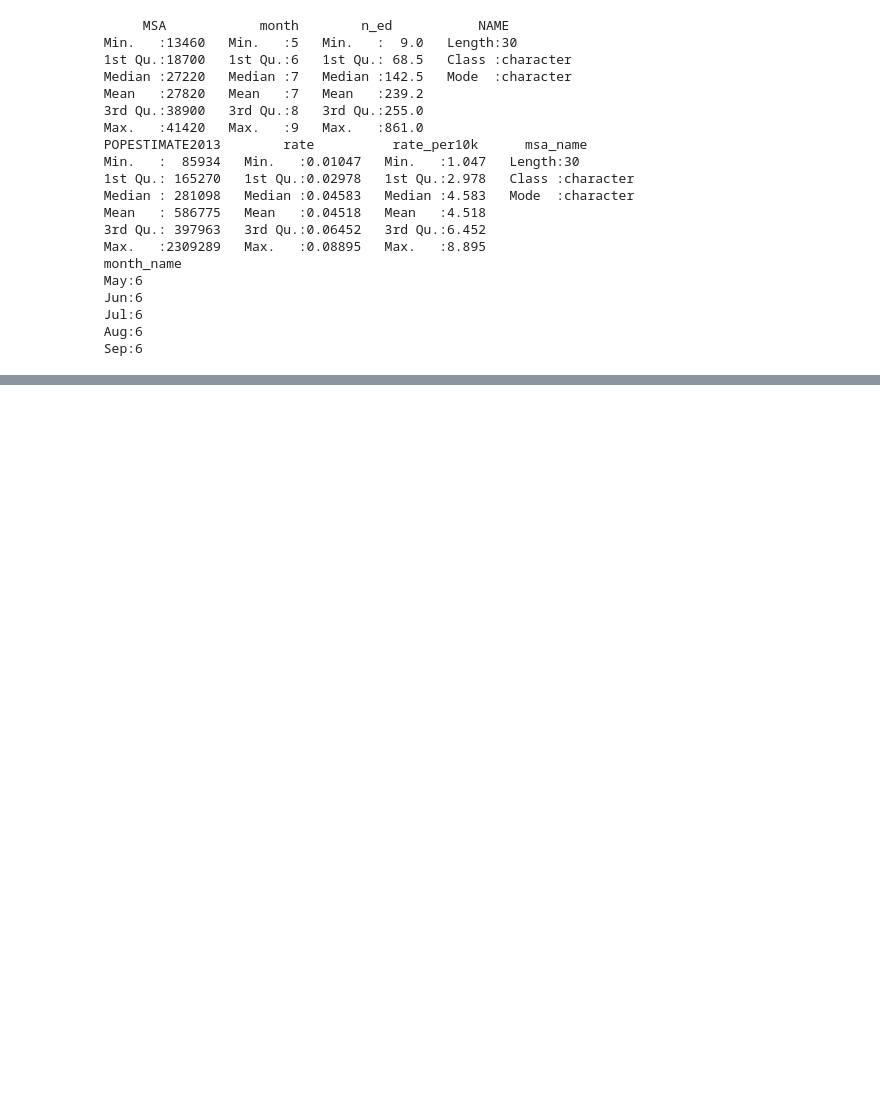
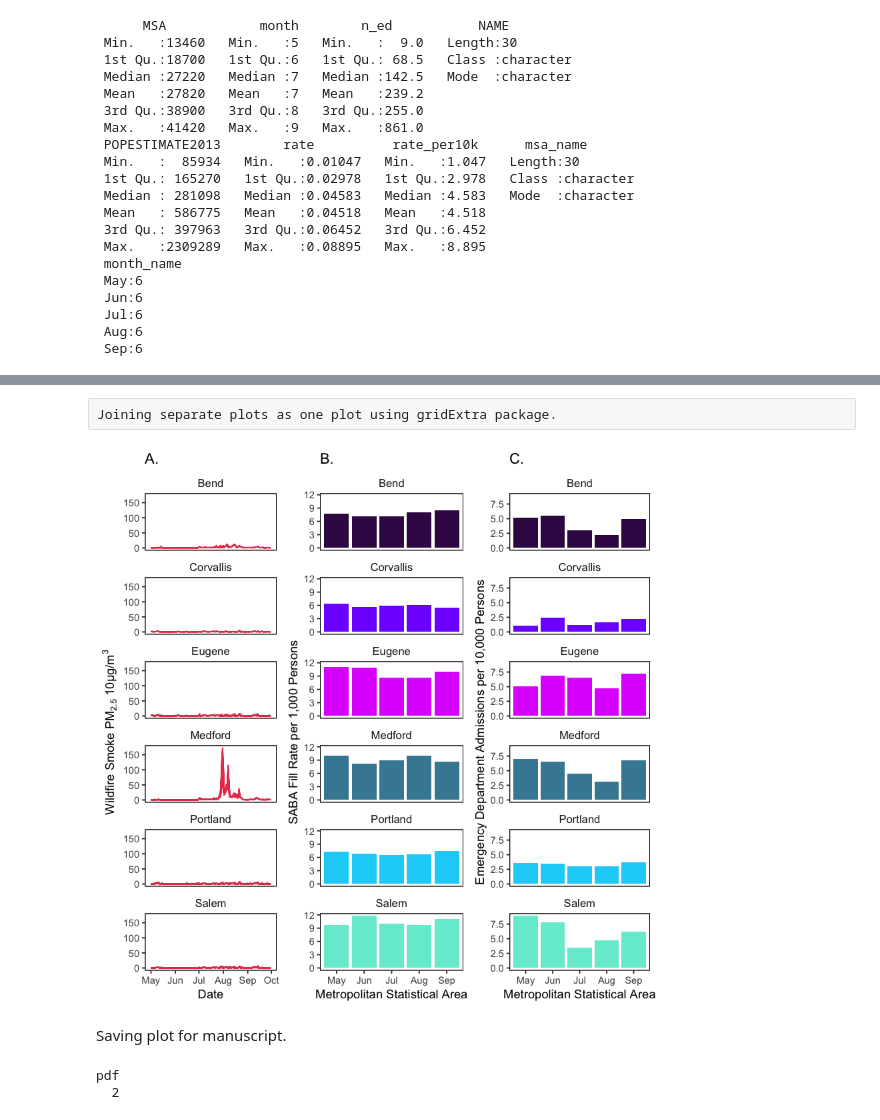
Before and after one commit to RyanGan/oregon_wildfire, a Jupyter notebook: r_scripts/analysis/msa_counts_plots.ipynb, the cells around one changed output, grey strips where cells are left out. Cells and saved outputs as stored; diff of their text form; code cells hidden in the pictures; blank space fills up the shorter version.

```diff
--- a/r_scripts/analysis/msa_counts_plots.ipynb
+++ b/r_scripts/analysis/msa_counts_plots.ipynb
@@ -160,6 +181,7 @@ saba_rate_plot = ggplot(saba_count, aes(x = month_name,
     facet_wrap(~msa_name, ncol = 1) +
     ylab("SABA Fill Rate per 1,000 Persons") +
     xlab("Metropolitan Statistical Area") +
+    ggtitle('B.') +
     theme(panel.background = element_rect(fill = 'white', colour = 'black'),
         panel.grid.major = element_blank(),
         panel.grid.minor = element_blank(),
@@ -218,0 +248,15 @@ ed_rate_plot = ggplot(ed_count, aes(x = month_name,
+# %% [raw]
+Joining separate plots as one plot using gridExtra package.
+# %%
+gridExtra::grid.arrange(pm_msa_plot, saba_rate_plot, ed_rate_plot, ncol=3)
+# %% [output]
+[figure, added]
+# %% [markdown]
+Saving plot for manuscript.
+# %%
+tiff('Figs/msa_smoke_rate.tiff', width = 800, height = 800)
+gridExtra::grid.arrange(pm_msa_plot, saba_rate_plot, ed_rate_plot, ncol=3)
+dev.off()
+# %% [output]
+pdf
+  2
```
Also changed, not shown: parts of 10 cells of this notebook.
